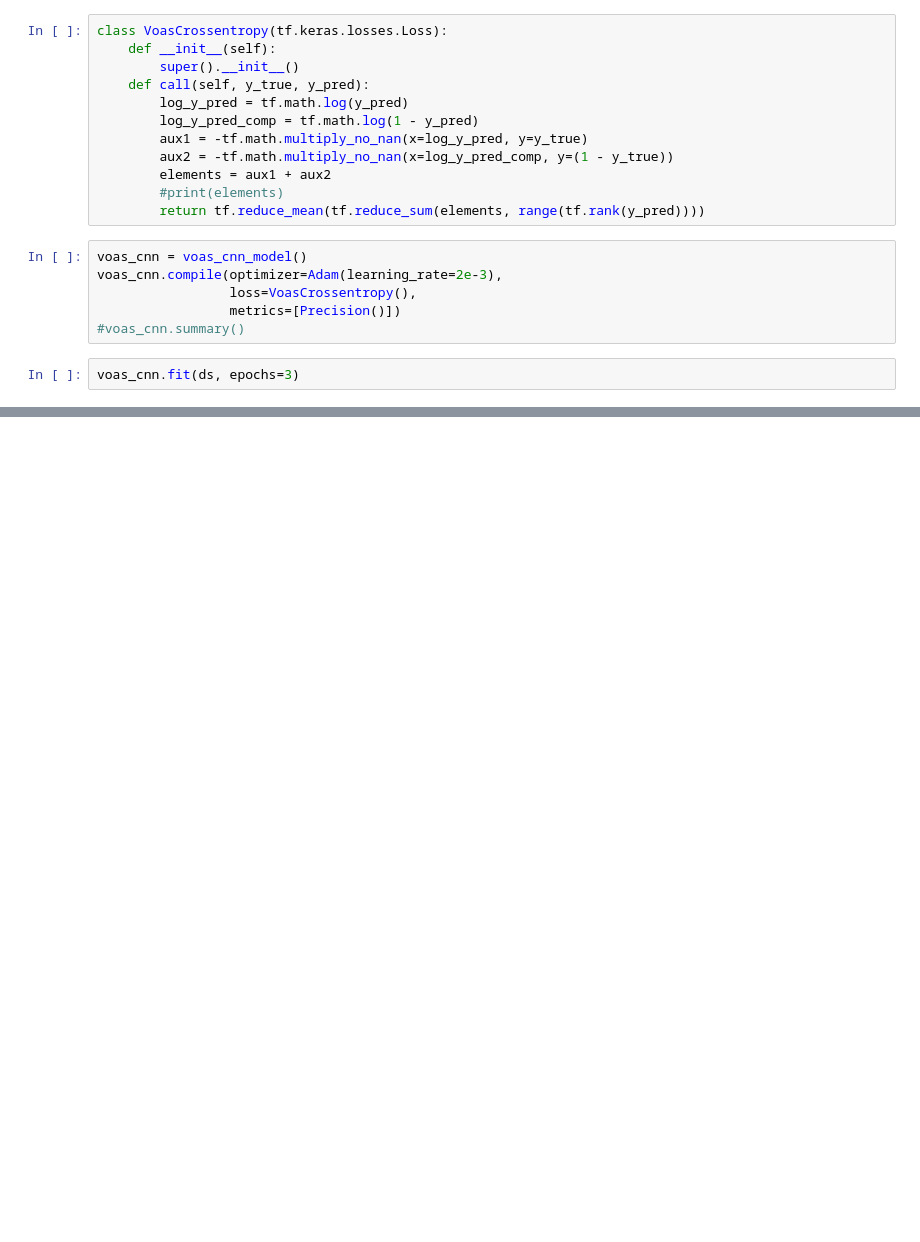
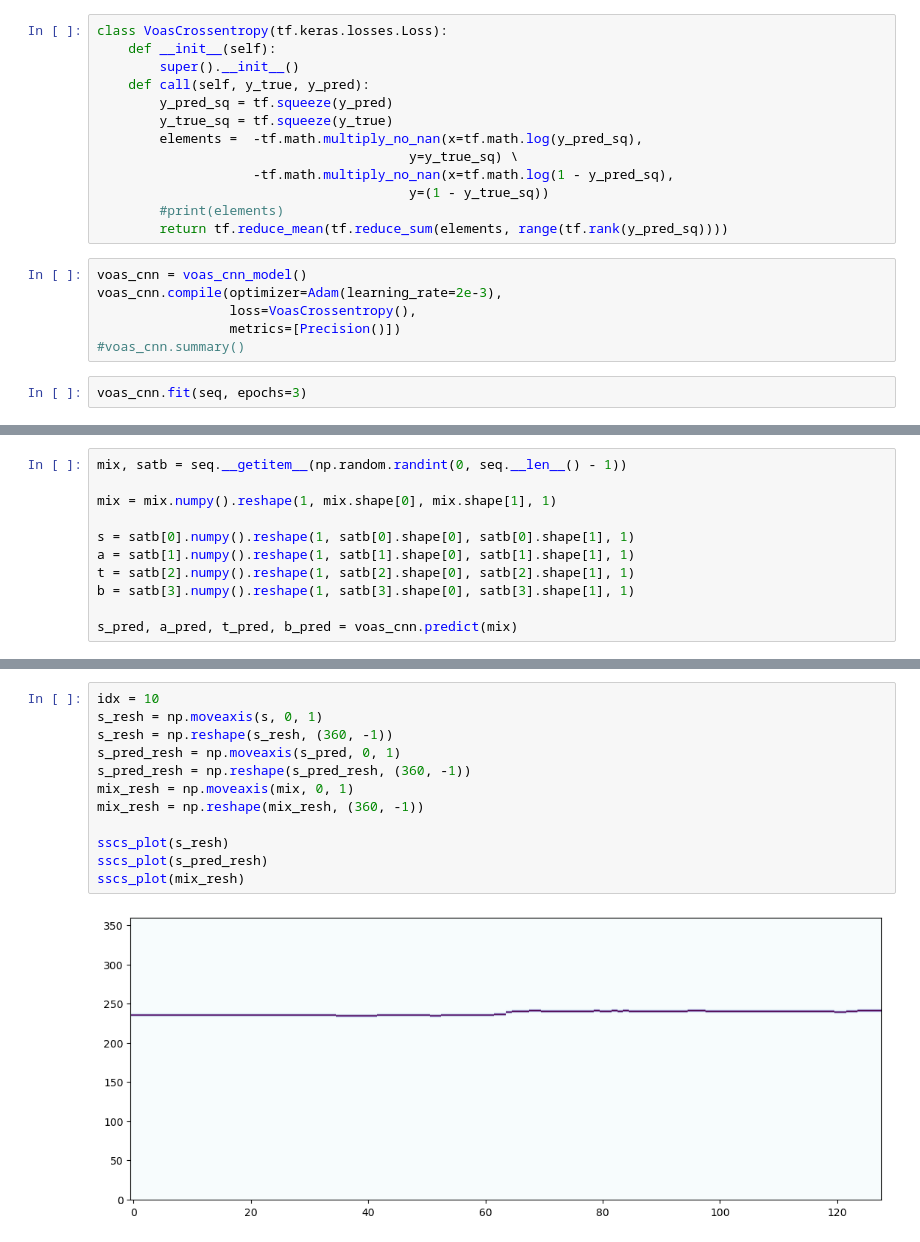
Before and after one commit to Xornotor/VocalAssignment-SSCS, a Jupyter notebook: SSCS_Test_Playground_tf_data.ipynb, the cells around one changed output, grey strips where cells are left out. Cells and saved outputs as stored; diff of their text form; blank space fills up the shorter version.

```diff
--- a/SSCS_Test_Playground_tf_data.ipynb
+++ b/SSCS_Test_Playground_tf_data.ipynb
@@ -323,13 +313,14 @@ class VoasCrossentropy(tf.keras.losses.Loss):
     def __init__(self):
         super().__init__()
     def call(self, y_true, y_pred):
-        log_y_pred = tf.math.log(y_pred)
-        log_y_pred_comp = tf.math.log(1 - y_pred)
-        aux1 = -tf.math.multiply_no_nan(x=log_y_pred, y=y_true)
-        aux2 = -tf.math.multiply_no_nan(x=log_y_pred_comp, y=(1 - y_true))
-        elements = aux1 + aux2
+        y_pred_sq = tf.squeeze(y_pred)
+        y_true_sq = tf.squeeze(y_true)
+        elements =  -tf.math.multiply_no_nan(x=tf.math.log(y_pred_sq),
+                                        y=y_true_sq) \
+                    -tf.math.multiply_no_nan(x=tf.math.log(1 - y_pred_sq),
+                                        y=(1 - y_true_sq))
         #print(elements)
-        return tf.reduce_mean(tf.reduce_sum(elements, range(tf.rank(y_pred))))
+        return tf.reduce_mean(tf.reduce_sum(elements, range(tf.rank(y_pred_sq))))
 # %%
 voas_cnn = voas_cnn_model()
 voas_cnn.compile(optimizer=Adam(learning_rate=2e-3),
@@ -337,6 +328,6 @@ voas_cnn.compile(optimizer=Adam(learning_rate=2e-3),
                  metrics=[Precision()])
 #voas_cnn.summary()
 # %%
-voas_cnn.fit(ds, epochs=3)
+voas_cnn.fit(seq, epochs=3)
 # %% [output]
 Epoch 1/3
@@ -346,0 +340,11 @@ ValueError: in user code:
+# %%
+mix, satb = seq.__getitem__(np.random.randint(0, seq.__len__() - 1))
+
+mix = mix.numpy().reshape(1, mix.shape[0], mix.shape[1], 1)
+
+s = satb[0].numpy().reshape(1, satb[0].shape[0], satb[0].shape[1], 1)
+a = satb[1].numpy().reshape(1, satb[1].shape[0], satb[1].shape[1], 1)
+t = satb[2].numpy().reshape(1, satb[2].shape[0], satb[2].shape[1], 1)
+b = satb[3].numpy().reshape(1, satb[3].shape[0], satb[3].shape[1], 1)
+
+s_pred, a_pred, t_pred, b_pred = voas_cnn.predict(mix)
@@ -346,0 +353,14 @@ ValueError: in user code:
+# %%
+idx = 10
+s_resh = np.moveaxis(s, 0, 1)
+s_resh = np.reshape(s_resh, (360, -1))
+s_pred_resh = np.moveaxis(s_pred, 0, 1)
+s_pred_resh = np.reshape(s_pred_resh, (360, -1))
+mix_resh = np.moveaxis(mix, 0, 1)
+mix_resh = np.reshape(mix_resh, (360, -1))
+
+sscs_plot(s_resh)
+sscs_plot(s_pred_resh)
+sscs_plot(mix_resh)
+# %% [output]
+[figure, added]
```
Also changed, not shown: parts of 8 cells of this notebook.
